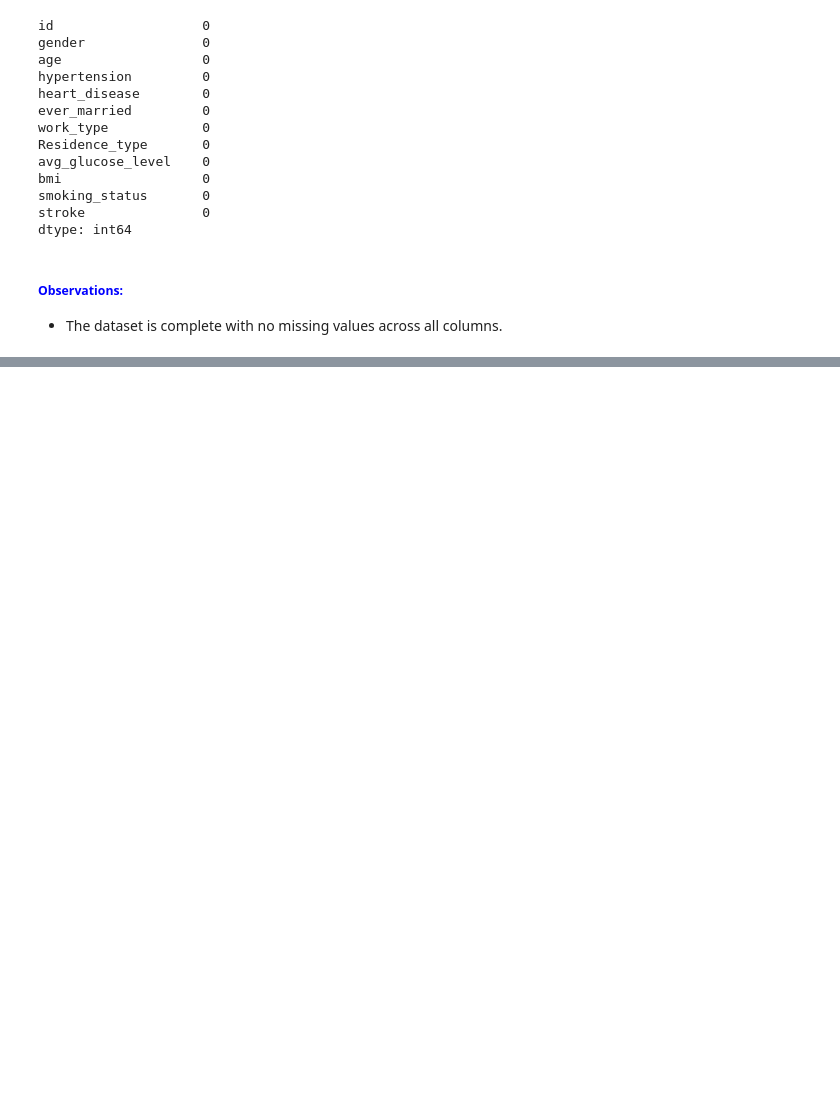
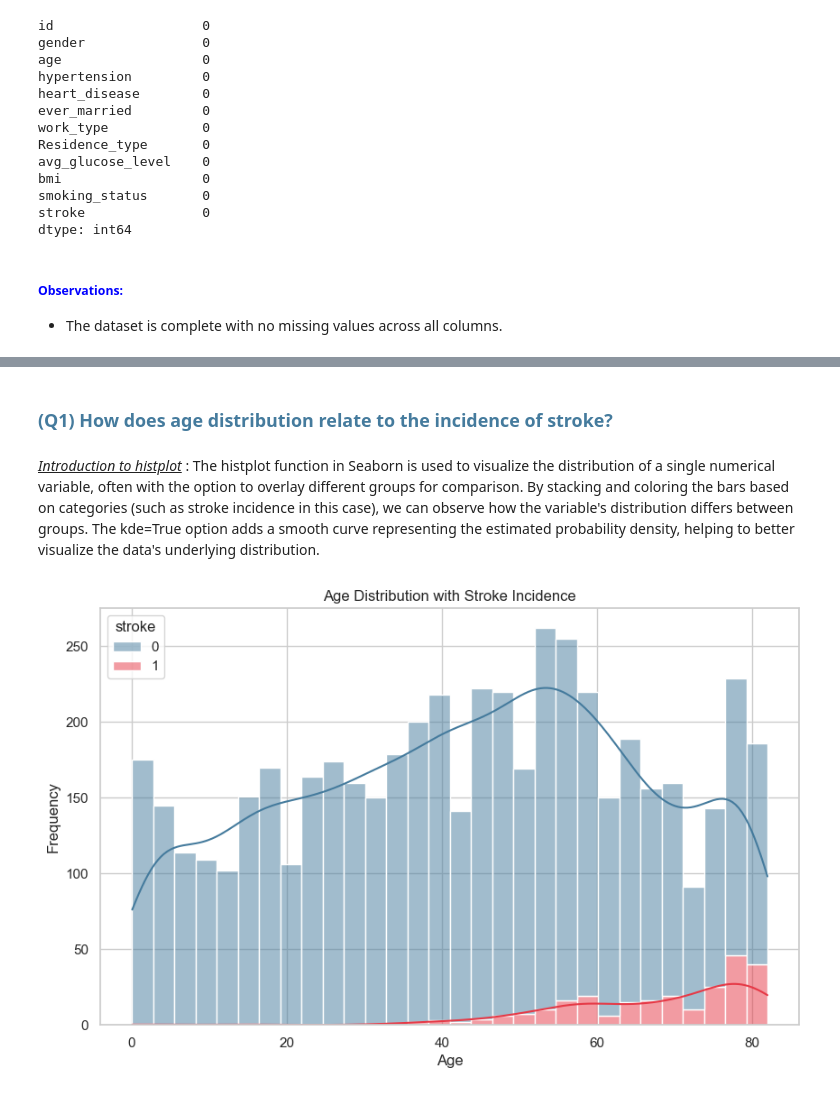
Before and after one commit to Athira-Viju/Stroke_Patient_Healthcare_Using_DeepLearning, a Jupyter notebook: Stroke_Patient_Healthcare_Using_Deep Learning.ipynb, the cells around one changed output, grey strips where cells are left out. Saved outputs shown, nothing was run; the diff lists cells and outputs as text; code cells hidden in the pictures; blank space fills up the shorter version.

```diff
--- a/Stroke_Patient_Healthcare_Using_Deep Learning.ipynb
+++ b/Stroke_Patient_Healthcare_Using_Deep Learning.ipynb
@@ -221,0 +255,14 @@ dtype: int64
+# %% [markdown]
+ <h3><span style="color: #457b9d;">(Q1) How does age distribution relate to the incidence of stroke?</span></h3>
+# %% [markdown]
+<u>*Introduction to histplot*</u> : The histplot function in Seaborn is used to visualize the distribution of a single numerical variable, often with the option to overlay different groups for comparison. By stacking and coloring the bars based on categories (such as stroke incidence in this case), we can observe how the variable's distribution differs between groups. The kde=True option adds a smooth curve representing the estimated probability density, helping to better visualize the data's underlying distribution.
+# %%
+plt.figure(figsize=(10, 6))
+custom_palette = ["#457b9d", "#e63946"]
+sns.histplot(data=df, x='age', hue='stroke', multiple='stack', kde=True, bins=30, palette=custom_palette)
+plt.title('Age Distribution with Stroke Incidence')
+plt.xlabel('Age')
+plt.ylabel('Frequency')
+plt.show()
+# %% [output]
+[figure, added]
```
Also changed, not shown: parts of 45 cells of this notebook.
